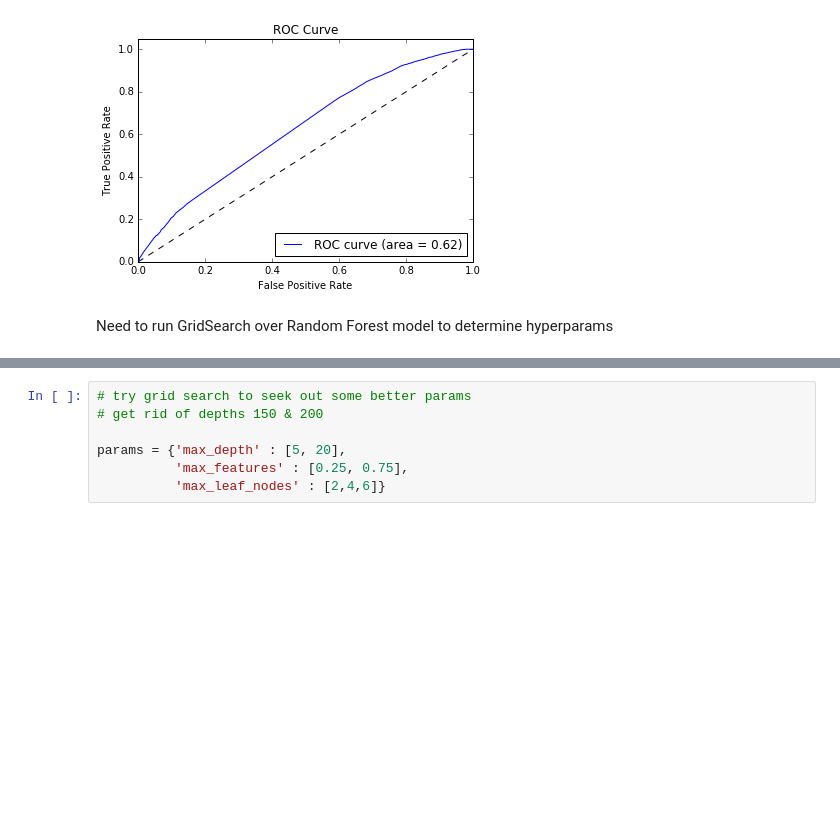
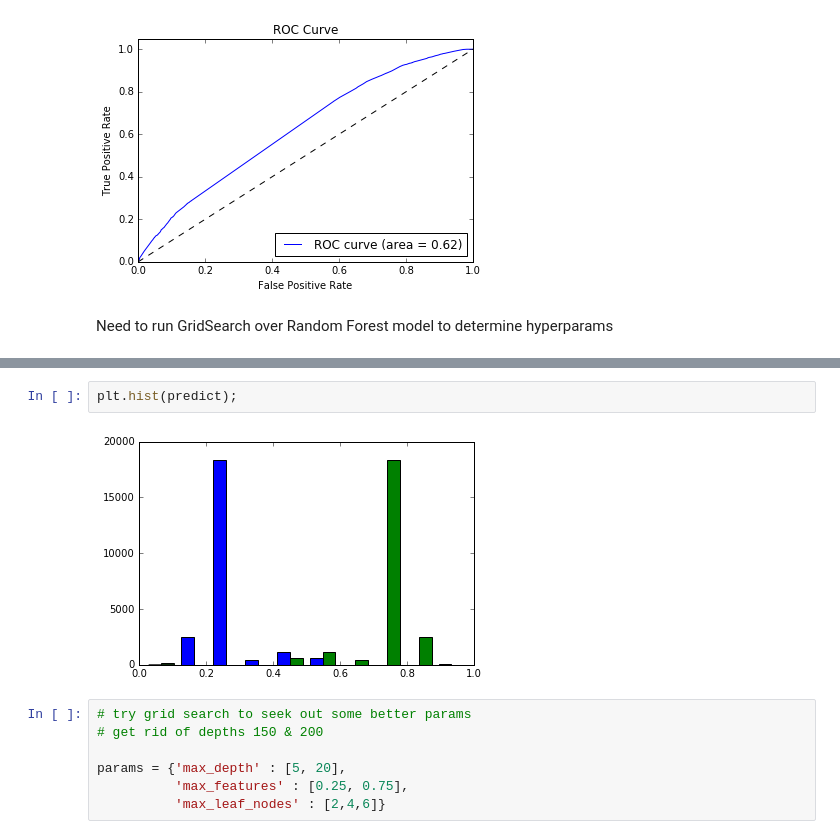
Before and after one commit to jillianhade/capstone_project, a Jupyter notebook: simpson_csv_preprocessing.ipynb, the cells around one changed output, grey strips where cells are left out. Drawn from its saved outputs; the diff is of its cells as text; blank space fills up the shorter version.

```diff
--- a/simpson_csv_preprocessing.ipynb
+++ b/simpson_csv_preprocessing.ipynb
@@ -220,3 +274,7 @@ Need to run GridSearch over Random Forest model to determine hyperparams
+# %%
+plt.hist(predict);
+# %% [output]
+[figure, added]
 # %%
 # try grid search to seek out some better params
 # get rid of depths 150 & 200
```
Also changed, not shown: parts of 9 cells of this notebook.
